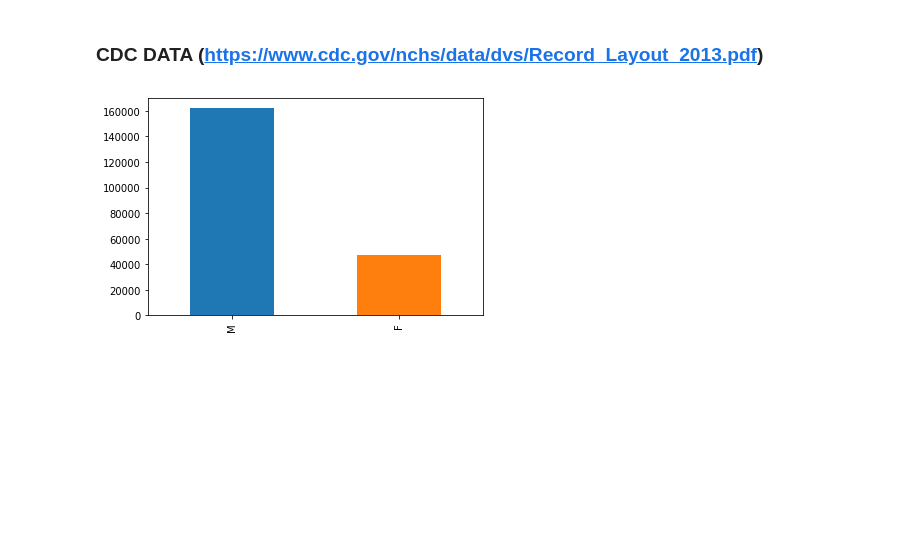
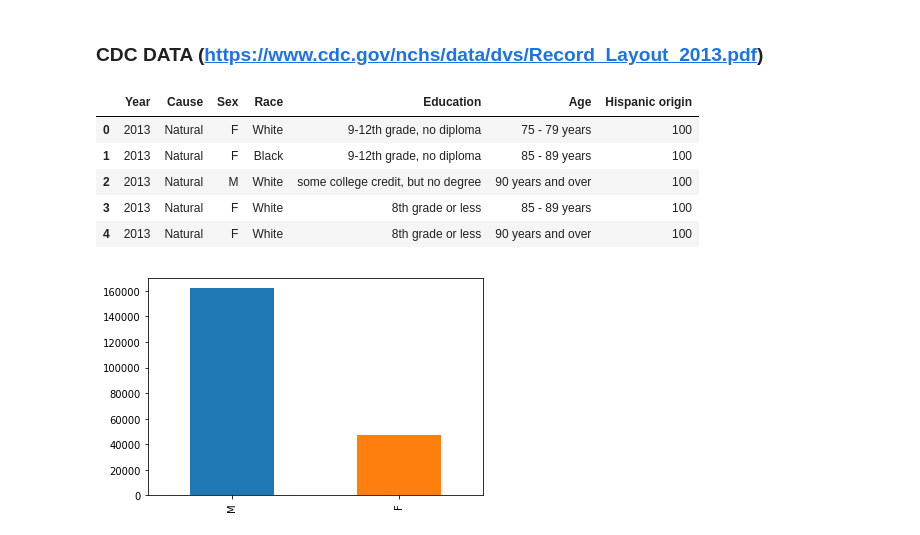
Before and after one commit to WeilunY/COGS108_Project, a Jupyter notebook: FinalProject.ipynb, the cells around one changed output. Saved outputs shown, nothing was run; the diff lists cells and outputs as text; code cells hidden in the pictures; blank space fills up the shorter version.

```diff
--- a/FinalProject.ipynb
+++ b/FinalProject.ipynb
@@ -387,6 +387,14 @@ race_dict = { '01':'White',
 # %%
 # USE THIS
 cdf = pd.read_csv('MORT_13_17.csv', dtype=object)
+cdf.head()
+# %% [output]
+|  | Year | Cause | Sex | Race | Education | Age | Hispanic origin |
+| 0 | 2013 | Natural | F | White | 9-12th grade, no diploma | 75 - 79 years | 100 |
+| 1 | 2013 | Natural | F | Black | 9-12th grade, no diploma | 85 - 89 years | 100 |
+| 2 | 2013 | Natural | M | White | some college credit, but no degree | 90 years and over | 100 |
+| 3 | 2013 | Natural | F | White | 8th grade or less | 85 - 89 years | 100 |
+| 4 | 2013 | Natural | F | White | 8th grade or less | 90 years and over | 100 |
 # %%
 # Suicide Death
 cdf[cdf['Cause'] == 'Suicide']['Sex'].value_counts().plot.bar()
```
Also changed, not shown: parts of 1 cell of this notebook.
